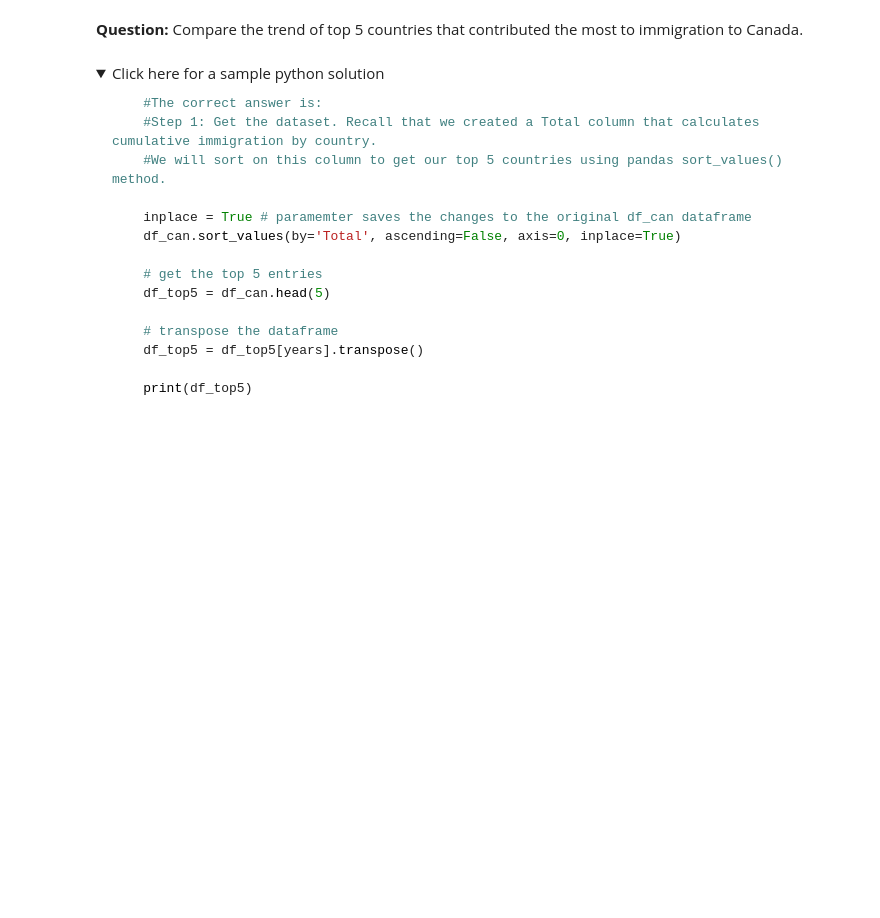
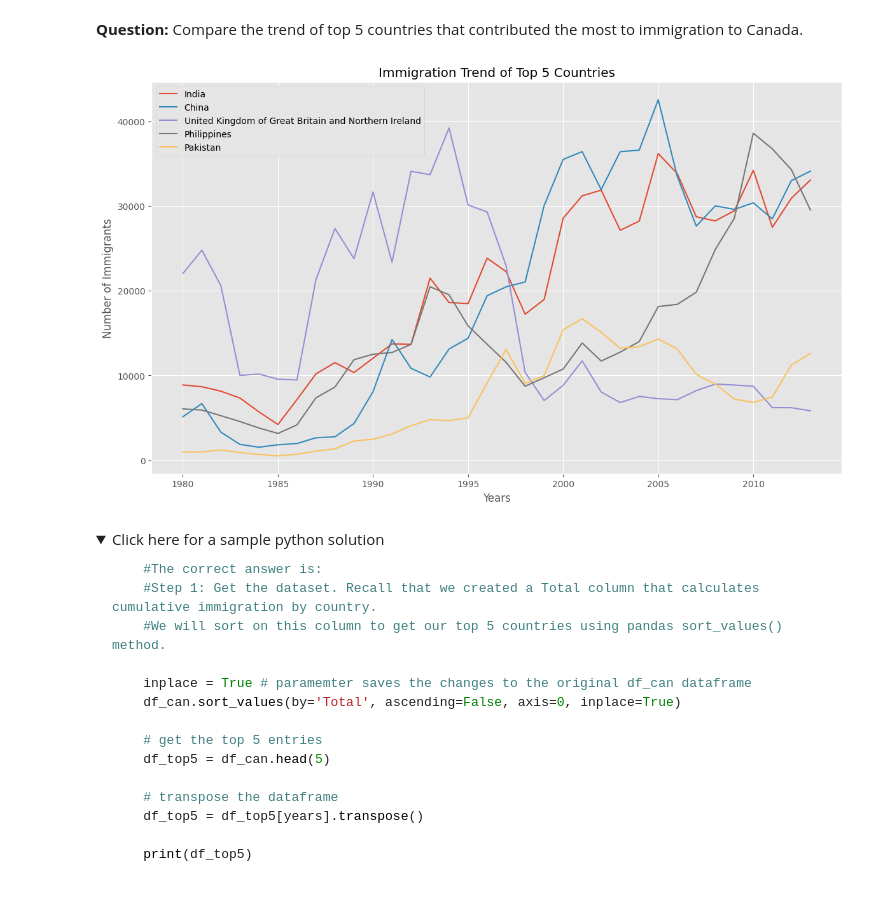
Before and after one commit to joaquimatheus/ml_roadmap, a Jupyter notebook: data_science/jupyter/data_vis/DV0101EN-Exercise-Introduction-to-Matplotlib-and-Line-Plots.ipynb, the cells around one changed output. Saved outputs shown, nothing was run; the diff lists cells and outputs as text; code cells hidden in the pictures; folded sections open; blank space fills up the shorter version.

Commit message:
New notebboks about plots

```diff
--- a/data_science/jupyter/data_vis/DV0101EN-Exercise-Introduction-to-Matplotlib-and-Line-Plots.ipynb
+++ b/data_science/jupyter/data_vis/DV0101EN-Exercise-Introduction-to-Matplotlib-and-Line-Plots.ipynb
@@ -810,11 +810,22 @@ Line plot is a handy tool to display several dependent variables against one ind
 # %%
 ### type your answer here
 inplace = True
 df_can.sort_values(by='Total', ascending=False, axis=0, inplace=True)
 
 df_top5 = df_can.head(5)
 
-df_top5 = df_top5[years]
+df_top5 = df_top5[years].transpose()
+
+df_top5.index = df_top5.index.map(int) # let's change the index values of df_top5 to type integer for plotting
+df_top5.plot(kind='line', figsize=(14, 8)) # pass a tuple (x, y) size
+
+plt.title('Immigration Trend of Top 5 Countries')
+plt.ylabel('Number of Immigrants')
+plt.xlabel('Years')
+
+plt.show()
+# %% [output]
+[figure, added]
 # %% [markdown]
 <details><summary>Click here for a sample python solution</summary>
 
```
Also changed, not shown: 2 other files.
